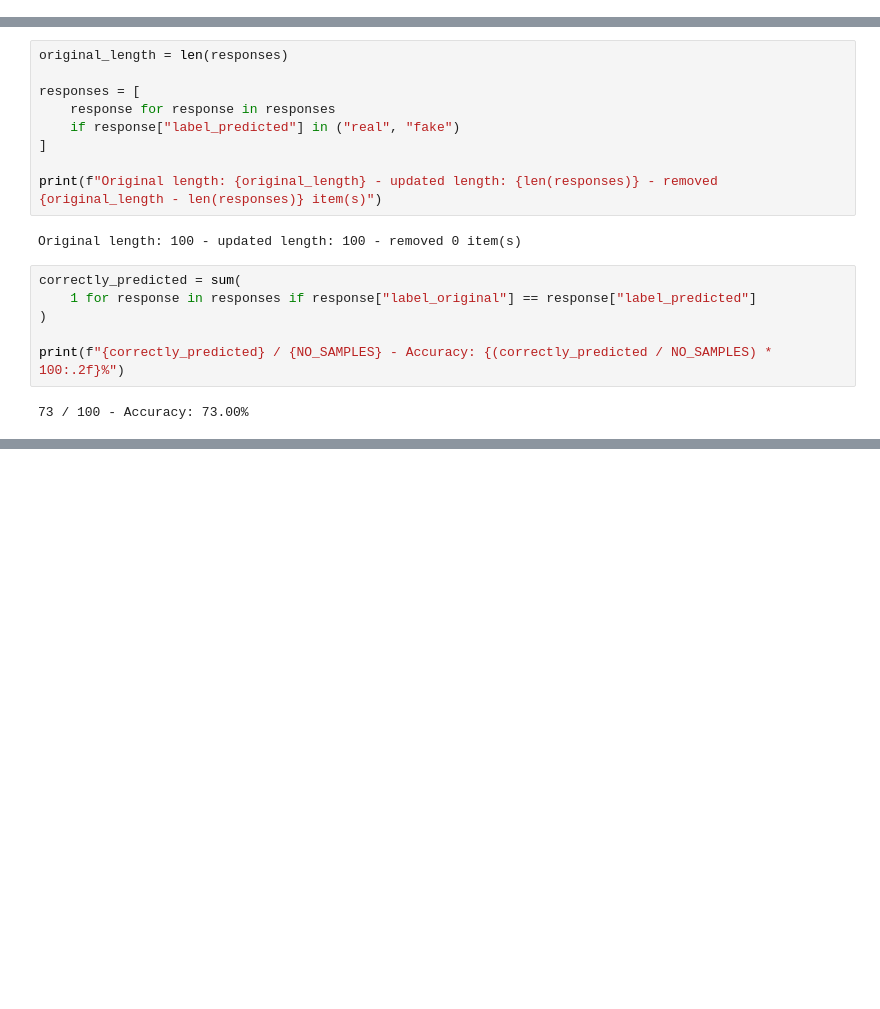
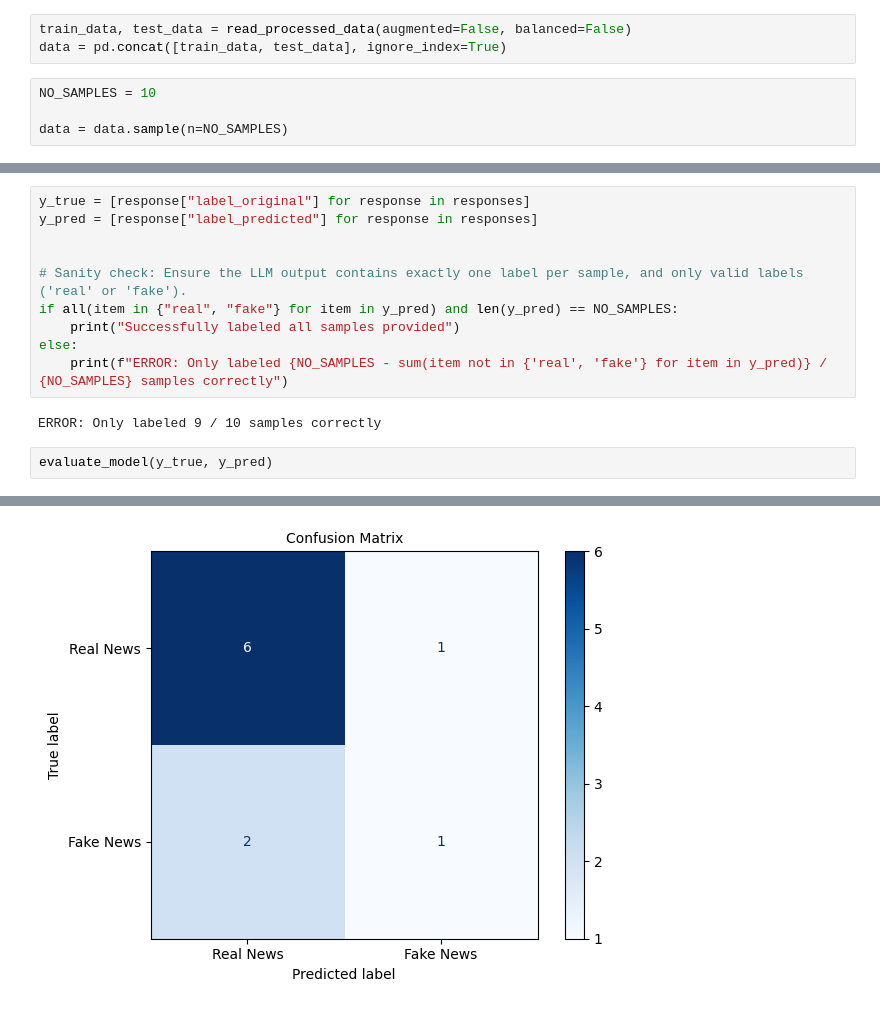
Before and after one commit to MaxiSmplx/bachelor_thesis_dann_fake_news, a Jupyter notebook: models/openai_gpt.ipynb, the cells around one changed output, grey strips where cells are left out. Saved outputs shown, nothing was run; the diff lists cells and outputs as text; blank space fills up the shorter version.

```diff
--- a/models/openai_gpt.ipynb
+++ b/models/openai_gpt.ipynb
@@ -23,0 +18,7 @@ data = data.remove_columns(["title", "text", "subject", "date"])
+# %%
+train_data, test_data = read_processed_data(augmented=False, balanced=False)
+data = pd.concat([train_data, test_data], ignore_index=True)
+# %%
+NO_SAMPLES = 10
+
+data = data.sample(n=NO_SAMPLES)
@@ -80,19 +75,15 @@ results = detect_fake_news(prompts)
-# %%
-original_length = len(responses)
-
-responses = [
-    response for response in responses
-    if response["label_predicted"] in ("real", "fake")
-]
-
-print(f"Original length: {original_length} - updated length: {len(responses)} - removed {original_length - len(responses)} item(s)")
-# %% [output]
-Original length: 100 - updated length: 100 - removed 0 item(s)
-# %%
-correctly_predicted = sum(
-    1 for response in responses if response["label_original"] == response["label_predicted"]
-)
-
-print(f"{correctly_predicted} / {NO_SAMPLES} - Accuracy: {(correctly_predicted / NO_SAMPLES) * 100:.2f}%")
-# %% [output]
-73 / 100 - Accuracy: 73.00%
+# %%
+y_true = [response["label_original"] for response in responses]
+y_pred = [response["label_predicted"] for response in responses]
+
+
+# Sanity check: Ensure the LLM output contains exactly one label per sample, and only valid labels ('real' or 'fake').
+if all(item in {"real", "fake"} for item in y_pred) and len(y_pred) == NO_SAMPLES:
+    print("Successfully labeled all samples provided")
+else:
+    print(f"ERROR: Only labeled {NO_SAMPLES - sum(item not in {'real', 'fake'} for item in y_pred)} / {NO_SAMPLES} samples correctly")
+# %% [output]
+ERROR: Only labeled 9 / 10 samples correctly
+# %%
+evaluate_model(y_true, y_pred)
+# %% [output]
@@ -98,0 +106 @@ print(f"{correctly_predicted} / {NO_SAMPLES} - Accuracy: {(correctly_predicted /
+[figure, added]
```
Also changed, not shown: parts of 7 cells of this notebook, 14 other files.
